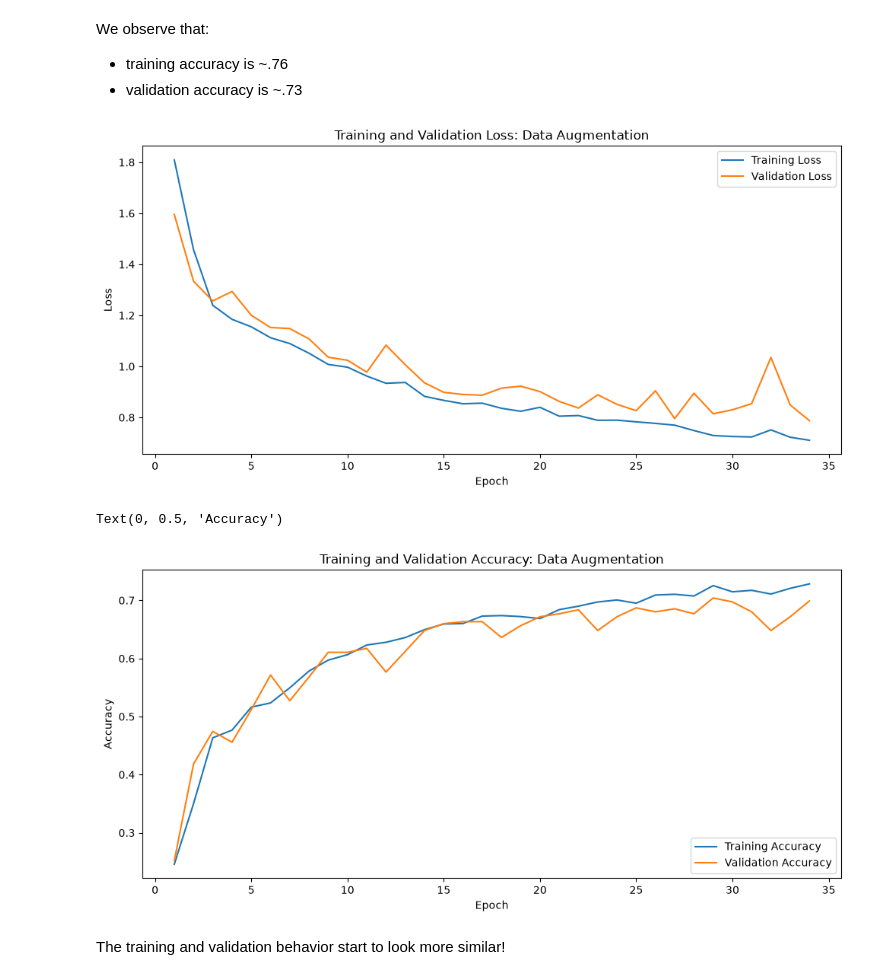
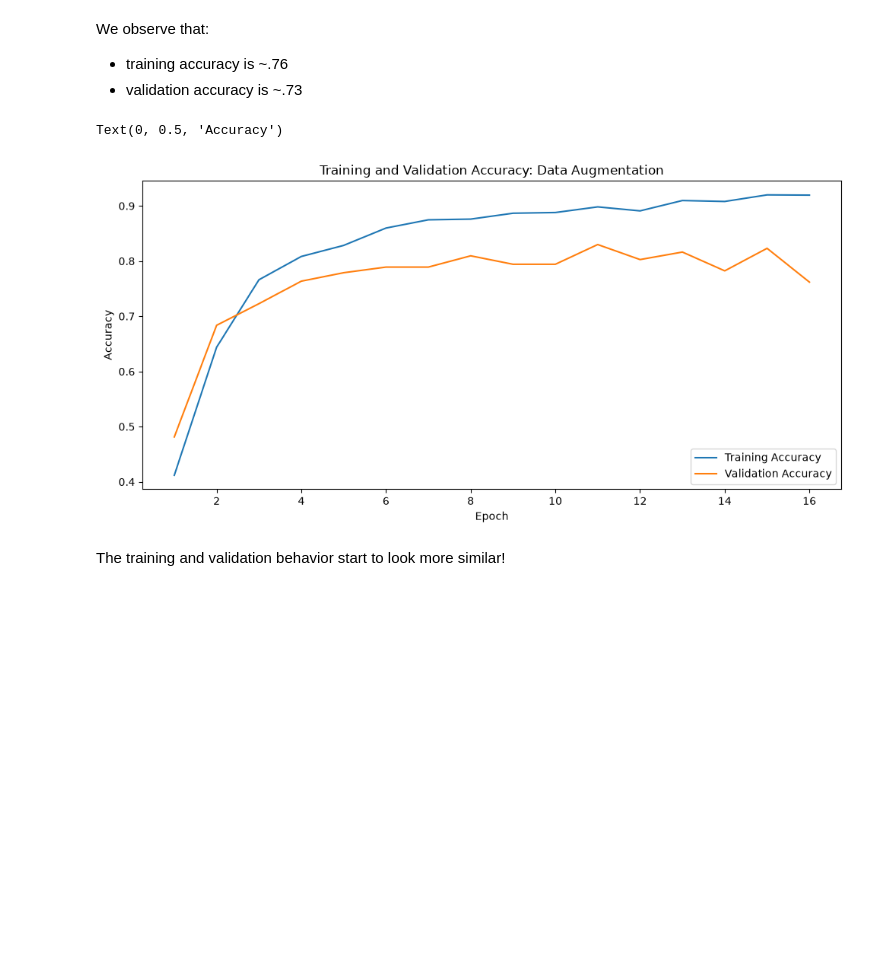
Before and after one commit to joseph-hellerstein/ai_in_practice, a Jupyter notebook: notebooks/AI_in_Practice_Day1_3_Transfer_Learning.ipynb, the cells around one changed output. Saved outputs shown, nothing was run; the diff lists cells and outputs as text; code cells hidden in the pictures; blank space fills up the shorter version.

Commit message:
added image

```diff
--- a/notebooks/AI_in_Practice_Day1_3_Transfer_Learning.ipynb
+++ b/notebooks/AI_in_Practice_Day1_3_Transfer_Learning.ipynb
@@ -224,3 +193,0 @@ We loaded the labels in a categorical format, but we also need the class names.
-# %%
-class_names = ["daisy", "dandelion", "roses", "sunflowers","tulips"]
-num_classes = len(class_names)
@@ -236,13 +193,0 @@ plt.bar(class_names, train_labels.sum(axis=0))
-# %%
-plt.rcParams["figure.figsize"] = [30, 15]
-plt.rcParams["figure.autolayout"] = True
-
-counter = 0
-for image, label in zip(train_images, train_labels):
-  plt.subplot(2, 5, counter+1)
-  plt.imshow(image.astype("uint8"))
-  label_name = class_names[np.where(label==1)[0][0]]
-  plt.title('Label {}'.format(label_name))
-  counter += 1
-  if counter == 10:
-    break
@@ -275,17 +208,3 @@ data_augmentation = keras.Sequential(
 )
 # %% [markdown]
 Data augmentation provides a way to automatically extend the data by having the same image in different rotations.
-# %%
-plt.rcParams["figure.figsize"] = [30, 15]
-plt.rcParams["figure.autolayout"] = True
-
-counter = 0
-for image, label in zip(train_images, train_labels):
-    plt.subplot(2, 4, counter+1); counter += 1
-    plt.imshow(data_augmentation(np.reshape(image, (1, HEIGHT, WIDTH, 3))).cpu().numpy().astype('uint8').squeeze())
-    plt.subplot(2, 4, counter+1); counter += 1
-    plt.imshow(np.reshape(image, (1, HEIGHT, WIDTH, 3)).astype('uint8').squeeze())
-    label_name = class_names[np.where(label==1)[0][0]]
-    plt.title('Label {}'.format(label_name))
-    if counter == 8:
-        break
@@ -320,7 +237,7 @@ model.compile(optimizer='adam',
 # %%
 %%time
 es = EarlyStopping(monitor='val_accuracy', mode='max', patience=5,  restore_best_weights=True)
-epochs=50
+epochs=10
 history = model.fit(
   train_images,
   train_labels,
@@ -357,33 +274,23 @@ plt.rcParams["figure.autolayout"] = True
 # %%
 # accuracy metrics at each iteration are stored in the history variable
 acc = history.history['accuracy']
 val_acc = history.history['val_accuracy']
 
 loss = history.history['loss']
 val_loss = history.history['val_loss']
 
 epochs_range = range(1, len(history.history['loss'])+1)
 
-# Loss
-plt.plot(epochs_range, loss, label='Training Loss')
-plt.plot(epochs_range, val_loss, label='Validation Loss')
-plt.legend(loc='upper right')
-plt.title('Training and Validation Loss: Data Augmentation')
-plt.xlabel('Epoch')
-plt.ylabel('Loss')
-plt.show()
-
 # Accuracy
 plt.plot(epochs_range, acc, label='Training Accuracy')
 plt.plot(epochs_range, val_acc, label='Validation Accuracy')
 plt.legend(loc='lower right')
 plt.title('Training and Validation Accuracy: Data Augmentation')
 plt.xlabel('Epoch')
 plt.ylabel('Accuracy')
 # %% [output]
+Text(0, 0.5, 'Accuracy')
-[figure, old version]
+[figure, new version]
-Text(0, 0.5, 'Accuracy')
-[figure, removed]
 # %% [markdown]
 The training and validation behavior start to look more similar!
 # %% [markdown]
```
Also changed, not shown: parts of 76 cells of this notebook, 3 other files.
